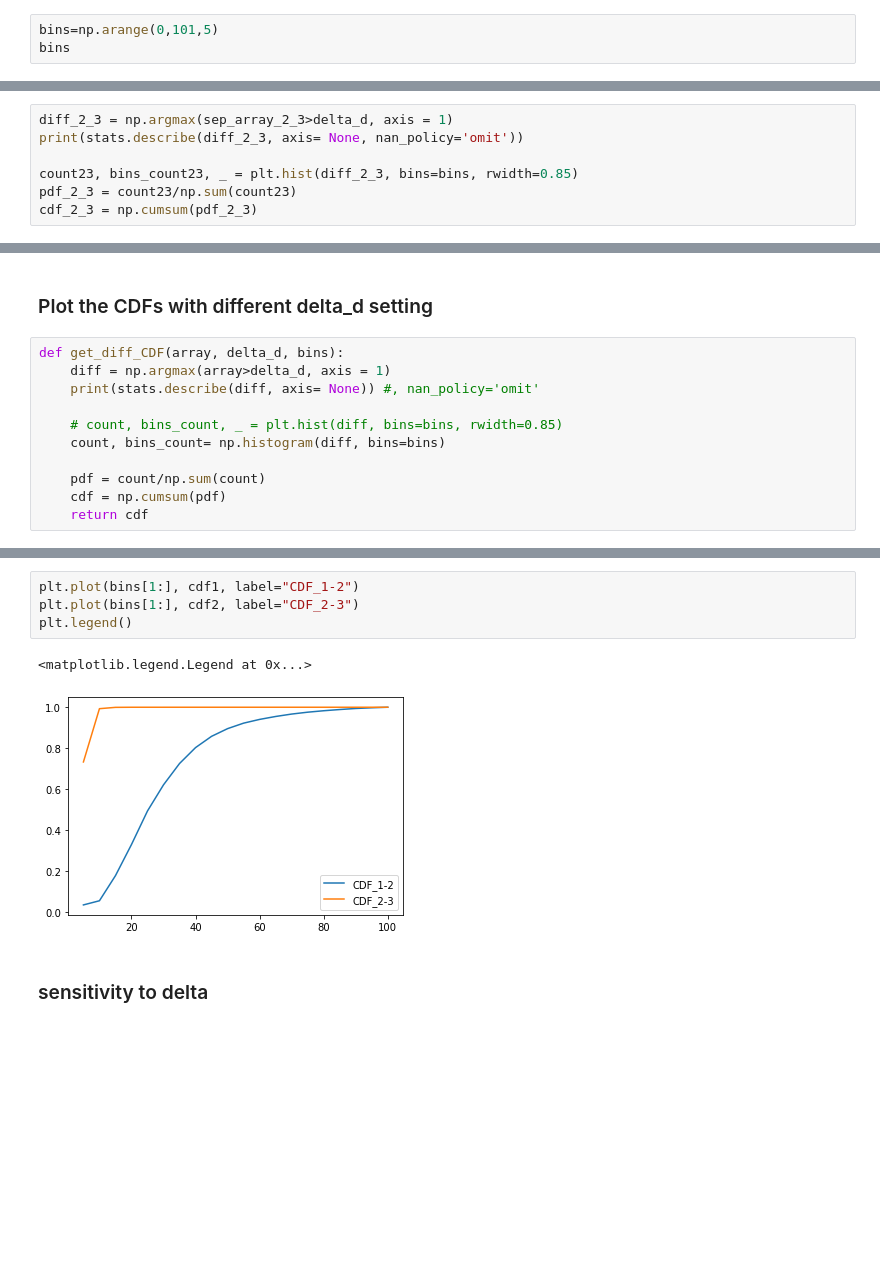
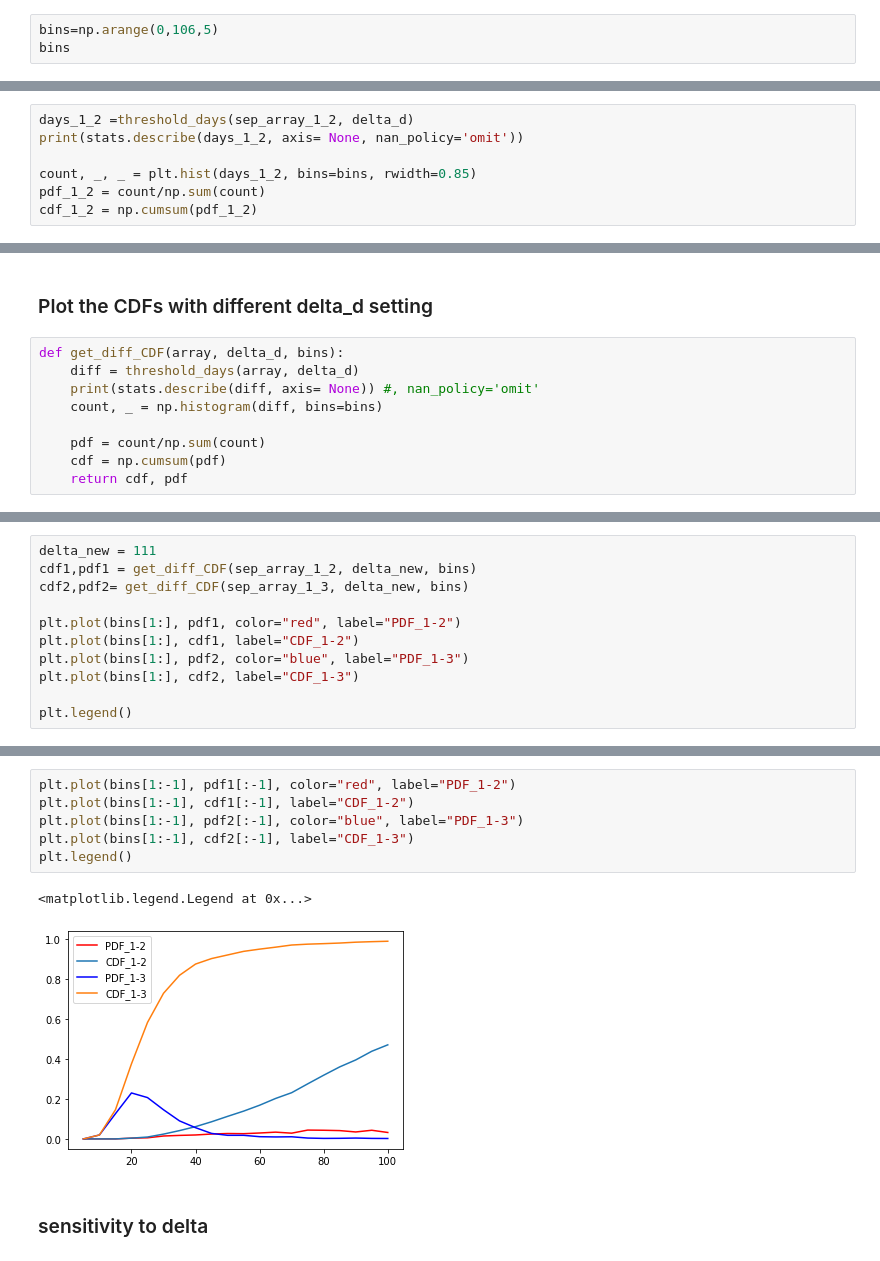
Before and after one commit to OceanParcels/atlanteco_plankton_plastic_nutrients_dispersion, a Jupyter notebook: src/analysis/Compare_dispersion_distance.ipynb, the cells around one changed output, grey strips where cells are left out. Saved outputs shown, nothing was run; the diff lists cells and outputs as text; blank space fills up the shorter version.

```diff
--- a/src/analysis/Compare_dispersion_distance.ipynb
+++ b/src/analysis/Compare_dispersion_distance.ipynb
@@ -248,5 +351,5 @@ plt.show()
 # %%
-bins=np.arange(0,101,5)
+bins=np.arange(0,106,5)
 bins
 # %% [output]
 array([  0,   5,  10,  15,  20,  25,  30,  35,  40,  45,  50,  55,  60,
@@ -254,8 +357,8 @@ array([  0,   5,  10,  15,  20,  25,  30,  35,  40,  45,  50,  55,  60,
 # %%
-diff_2_3 = np.argmax(sep_array_2_3>delta_d, axis = 1)
-print(stats.describe(diff_2_3, axis= None, nan_policy='omit'))
+days_1_2 =threshold_days(sep_array_1_2, delta_d)
+print(stats.describe(days_1_2, axis= None, nan_policy='omit'))
 
-count23, bins_count23, _ = plt.hist(diff_2_3, bins=bins, rwidth=0.85)
-pdf_2_3 = count23/np.sum(count23)
-cdf_2_3 = np.cumsum(pdf_2_3)
+count, _, _ = plt.hist(days_1_2, bins=bins, rwidth=0.85)
+pdf_1_2 = count/np.sum(count)
+cdf_1_2 = np.cumsum(pdf_1_2)
 # %% [output]
@@ -315,12 +375,10 @@ plt.legend()
 <h3> Plot the CDFs with different delta_d setting
 # %%
 def get_diff_CDF(array, delta_d, bins):
-    diff = np.argmax(array>delta_d, axis = 1)
+    diff = threshold_days(array, delta_d)
     print(stats.describe(diff, axis= None)) #, nan_policy='omit'
-
-    # count, bins_count, _ = plt.hist(diff, bins=bins, rwidth=0.85)
-    count, bins_count= np.histogram(diff, bins=bins)
+    count, _ = np.histogram(diff, bins=bins)
 
     pdf = count/np.sum(count)
     cdf = np.cumsum(pdf)
-    return cdf
+    return cdf, pdf
@@ -334,0 +385,11 @@ DescribeResult(nobs=370831, minmax=(0, 30), mean=3.8624305950689126, variance=2.
+# %%
+delta_new = 111
+cdf1,pdf1 = get_diff_CDF(sep_array_1_2, delta_new, bins)
+cdf2,pdf2= get_diff_CDF(sep_array_1_3, delta_new, bins)
+
+plt.plot(bins[1:], pdf1, color="red", label="PDF_1-2")
+plt.plot(bins[1:], cdf1, label="CDF_1-2")
+plt.plot(bins[1:], pdf2, color="blue", label="PDF_1-3")
+plt.plot(bins[1:], cdf2, label="CDF_1-3")
+
+plt.legend()
@@ -335,10 +401,12 @@ DescribeResult(nobs=370831, minmax=(0, 30), mean=3.8624305950689126, variance=2.
 # %%
-plt.plot(bins[1:], cdf1, label="CDF_1-2")
-plt.plot(bins[1:], cdf2, label="CDF_2-3")
+plt.plot(bins[1:-1], pdf1[:-1], color="red", label="PDF_1-2")
+plt.plot(bins[1:-1], cdf1[:-1], label="CDF_1-2")
+plt.plot(bins[1:-1], pdf2[:-1], color="blue", label="PDF_1-3")
+plt.plot(bins[1:-1], cdf2[:-1], label="CDF_1-3")
 plt.legend()
 # %% [output]
 <matplotlib.legend.Legend at 0x...>
-[figure, old version]
+[figure, new version]
 # %% [markdown]
 <h3> sensitivity to delta
 # %%
```
Also changed, not shown: parts of 35 cells of this notebook.
